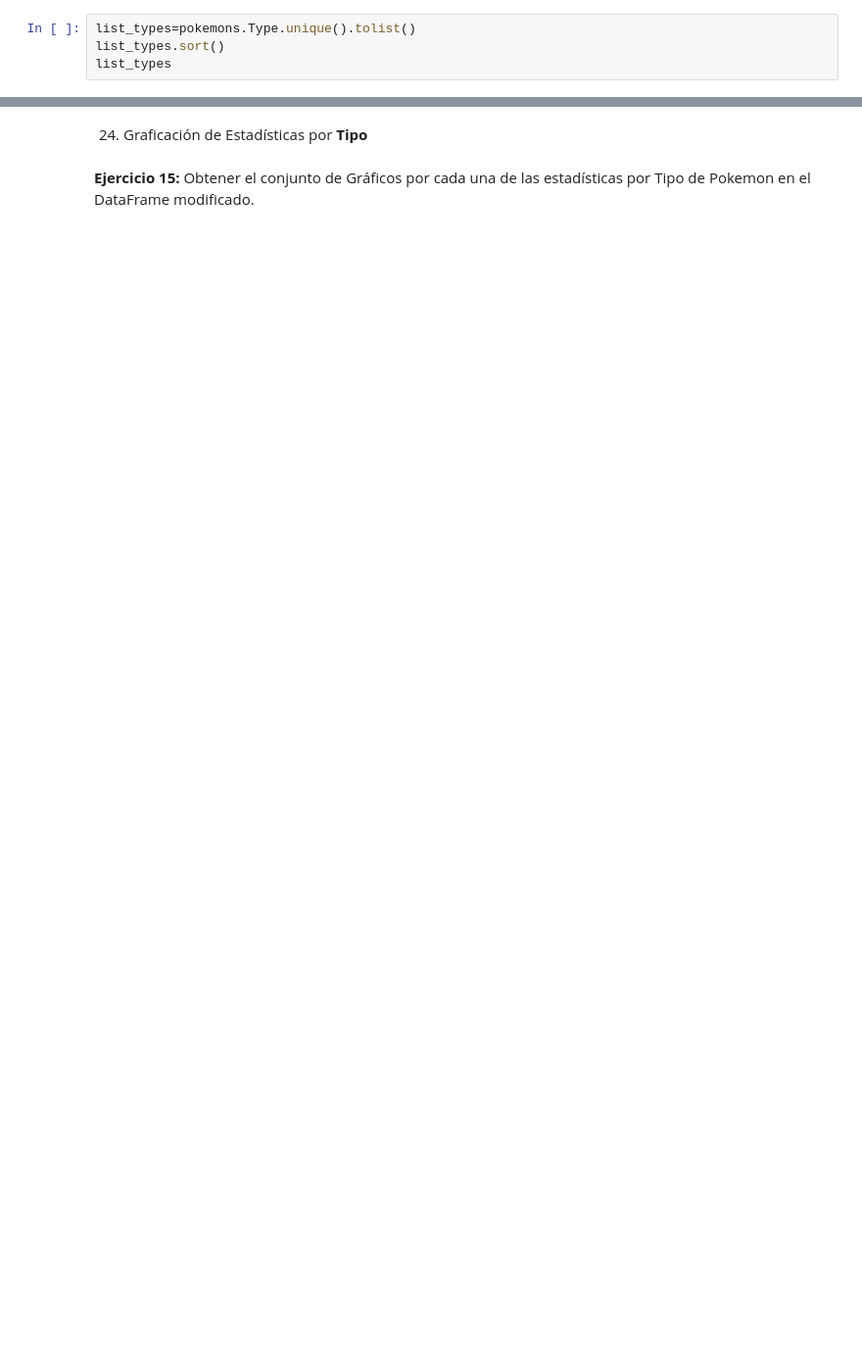
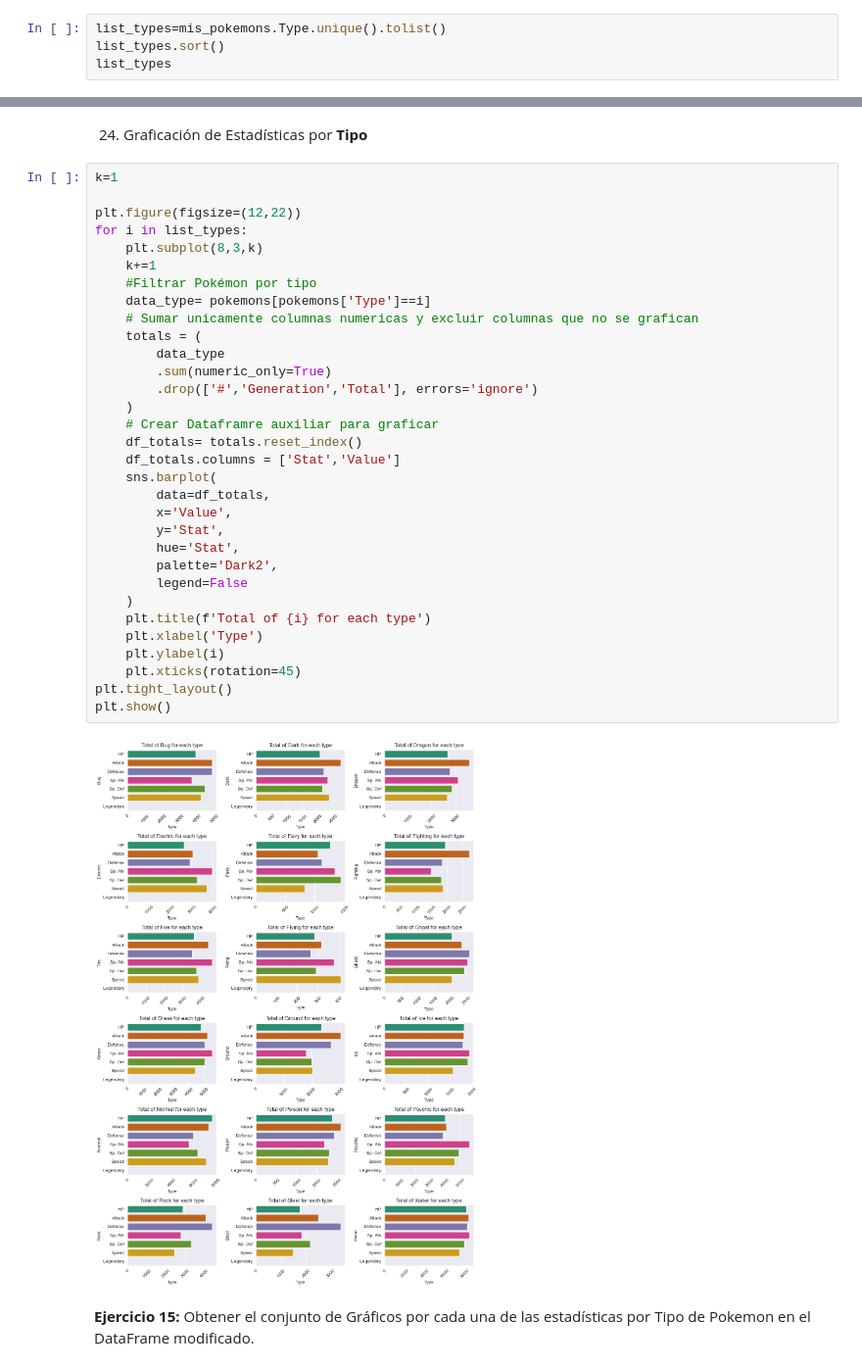
Before and after one commit to Jon-ram/ECBD_9B_PRACTICAS_230410, a Jupyter notebook: practica_05/Practica5.ipynb, the cells around one changed output, grey strips where cells are left out. Shown at 98% size. Saved outputs shown, nothing was run; the diff lists cells and outputs as text; blank space fills up the shorter version.

```diff
--- a/practica_05/Practica5.ipynb
+++ b/practica_05/Practica5.ipynb
@@ -583,7 +586,7 @@ array(['Grass', 'Fire', 'Water', 'Bug', 'Normal', 'Poison', 'Electric',
 # %% [markdown]
 21. Ordenamiento de **Tipos** (Type) por ordenamiento alfabetico.
 # %%
-list_types=pokemons.Type.unique().tolist()
+list_types=mis_pokemons.Type.unique().tolist()
 list_types.sort()
 list_types
 # %% [output]
@@ -722,4 +726,38 @@ plt.show()
 # %% [markdown]
 24. Graficación de Estadísticas por **Tipo**
+# %%
+k=1
+
+plt.figure(figsize=(12,22))
+for i in list_types:
+    plt.subplot(8,3,k)
+    k+=1
+    #Filtrar Pokémon por tipo
+    data_type= pokemons[pokemons['Type']==i]
+    # Sumar unicamente columnas numericas y excluir columnas que no se grafican
+    totals = (
+        data_type
+        .sum(numeric_only=True)
+        .drop(['#','Generation','Total'], errors='ignore')
+    )
+    # Crear Dataframre auxiliar para graficar
+    df_totals= totals.reset_index()
+    df_totals.columns = ['Stat','Value']
+    sns.barplot(
+        data=df_totals,
+        x='Value',
+        y='Stat',
+        hue='Stat',
+        palette='Dark2',
+        legend=False
+    )
+    plt.title(f'Total of {i} for each type')
+    plt.xlabel('Type')
+    plt.ylabel(i)
+    plt.xticks(rotation=45)
+plt.tight_layout()
+plt.show()
+# %% [output]
+[figure, added]
 # %% [markdown]
 **Ejercicio 15:** Obtener el conjunto de Gráficos por cada una de las estadísticas por Tipo de Pokemon en el DataFrame modificado.
```
Also changed, not shown: parts of 27 cells of this notebook.
